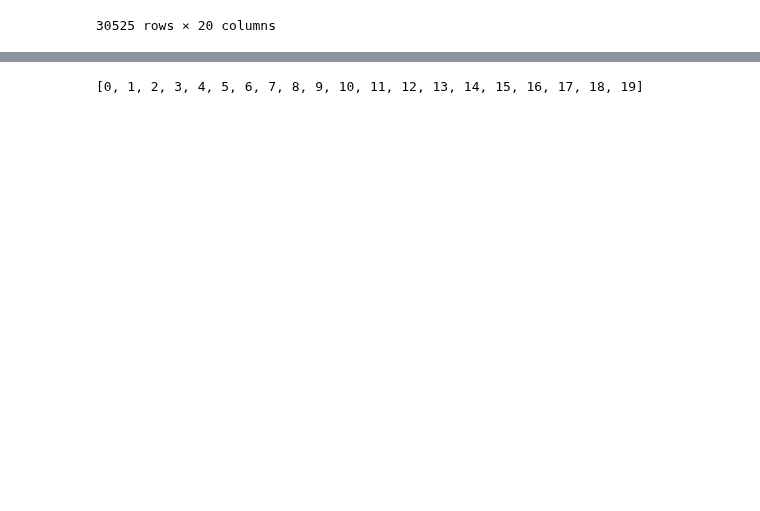
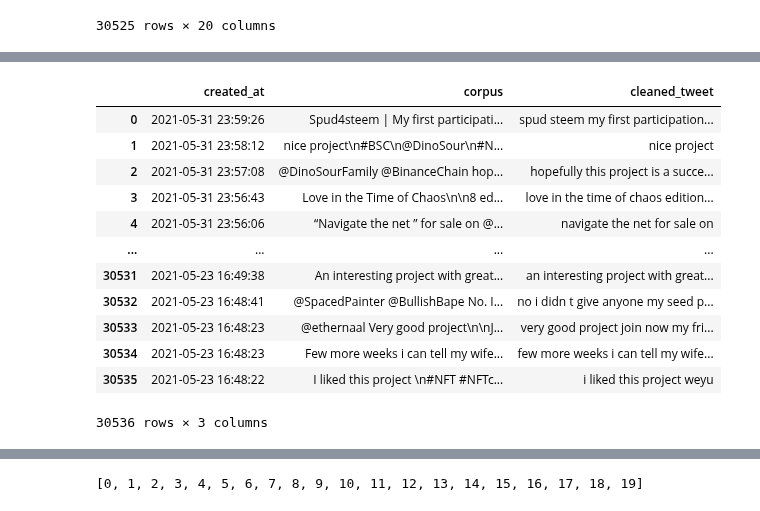
Before and after one commit to ginalamp/NFT_Twitter_Evolution, a Jupyter notebook: topic_modelling.ipynb, the cells around one changed output, grey strips where cells are left out. Drawn from its saved outputs; the diff is of its cells as text; code cells hidden in the pictures; blank space fills up the shorter version.

```diff
--- a/topic_modelling.ipynb
+++ b/topic_modelling.ipynb
@@ -71,2 +86,21 @@ tweet_corpus = pd.DataFrame(tweet_corpus)
+# %%
+# load teet corpus data
+tweet_corpus = pd.read_csv("datain/topic_modelling/cleaned_tweets.csv")
+tweet_corpus = tweet_corpus.drop("Unnamed: 0", axis=1)
+tweet_corpus
+# %% [output]
+|  | created_at | corpus | cleaned_tweet |
+| 0 | 2021-05-31 23:59:26 | Spud4steem | My first participati... | spud steem my first participation... |
+| 1 | 2021-05-31 23:58:12 | nice project\n#BSC\n@DinoSour\n#N... | nice project |
+| 2 | 2021-05-31 23:57:08 | @DinoSourFamily @BinanceChain hop... | hopefully this project is a succe... |
+| 3 | 2021-05-31 23:56:43 | Love in the Time of Chaos\n\n8 ed... | love in the time of chaos edition... |
+| 4 | 2021-05-31 23:56:06 | “Navigate the net ” for sale on @... | navigate the net for sale on |
+| ... | ... | ... | ... |
+| 30531 | 2021-05-23 16:49:38 | An interesting project with great... | an interesting project with great... |
+| 30532 | 2021-05-23 16:48:41 | @SpacedPainter @BullishBape No. I... | no i didn t give anyone my seed p... |
+| 30533 | 2021-05-23 16:48:23 | @ethernaal Very good project\n\nJ... | very good project join now my fri... |
+| 30534 | 2021-05-23 16:48:23 | Few more weeks i can tell my wife... | few more weeks i can tell my wife... |
+| 30535 | 2021-05-23 16:48:22 | I liked this project \n#NFT #NFTc... | i liked this project weyu |
+30536 rows × 3 columns
 # %%
 # add tweet corpus data to the confusion matrix
```
Also changed, not shown: parts of 7 cells of this notebook, 1 other file.
